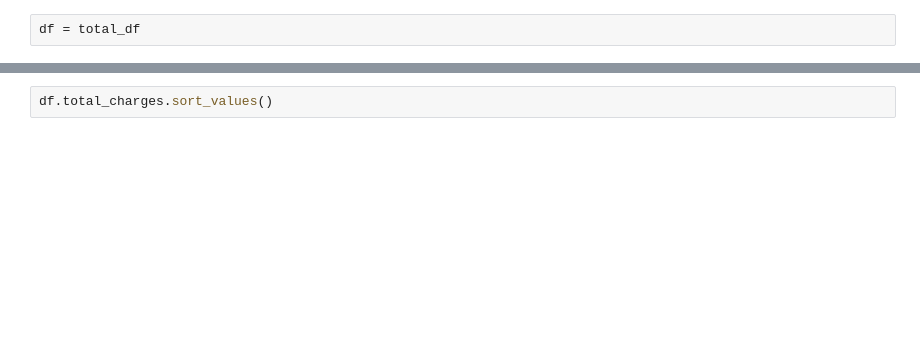
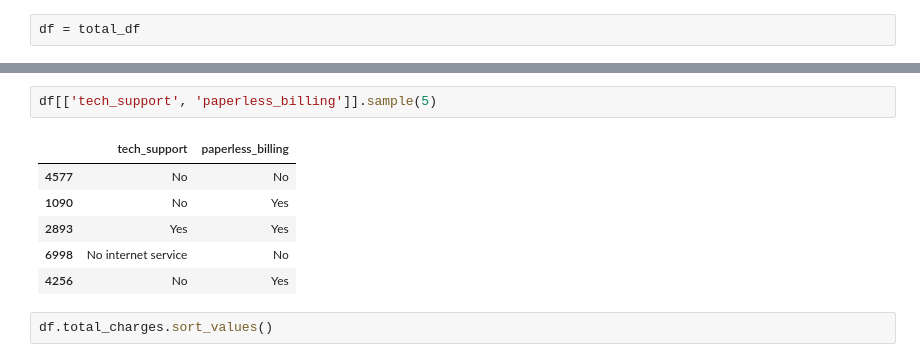
Before and after one commit to telco-norrick-chad/classification_proj_telco, a Jupyter notebook: chad_second.ipynb, the cells around one changed output, grey strips where cells are left out. Saved outputs shown, nothing was run; the diff lists cells and outputs as text; blank space fills up the shorter version.

```diff
--- a/chad_second.ipynb
+++ b/chad_second.ipynb
@@ -44,2 +98,11 @@ df.info()
+# %%
+df[['tech_support', 'paperless_billing']].sample(5)
+# %% [output]
+|  | tech_support | paperless_billing |
+| 4577 | No | No |
+| 1090 | No | Yes |
+| 2893 | Yes | Yes |
+| 6998 | No internet service | No |
+| 4256 | No | Yes |
 # %%
 df.total_charges.sort_values()
```
Also changed, not shown: parts of 5 cells of this notebook.
